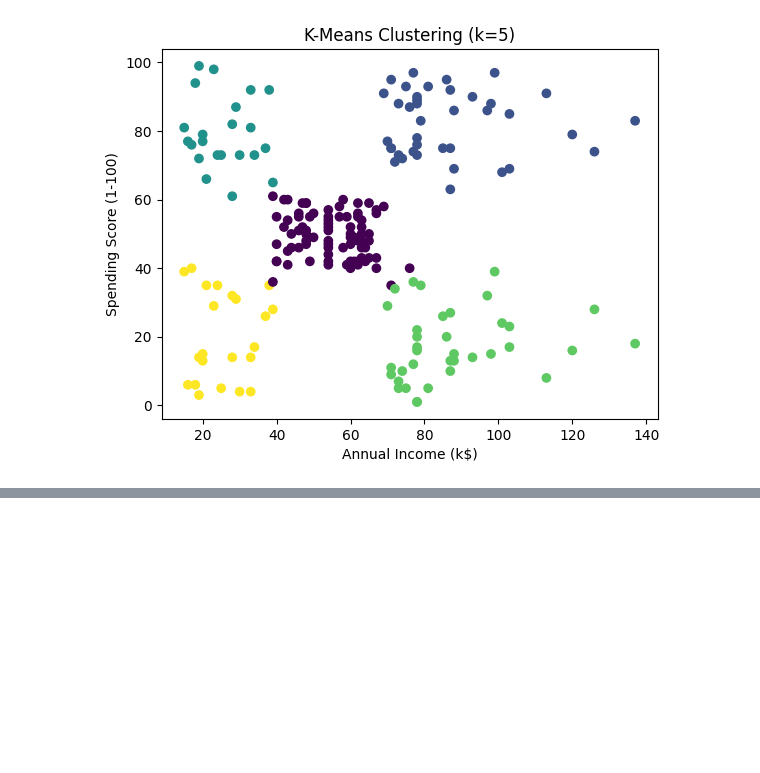
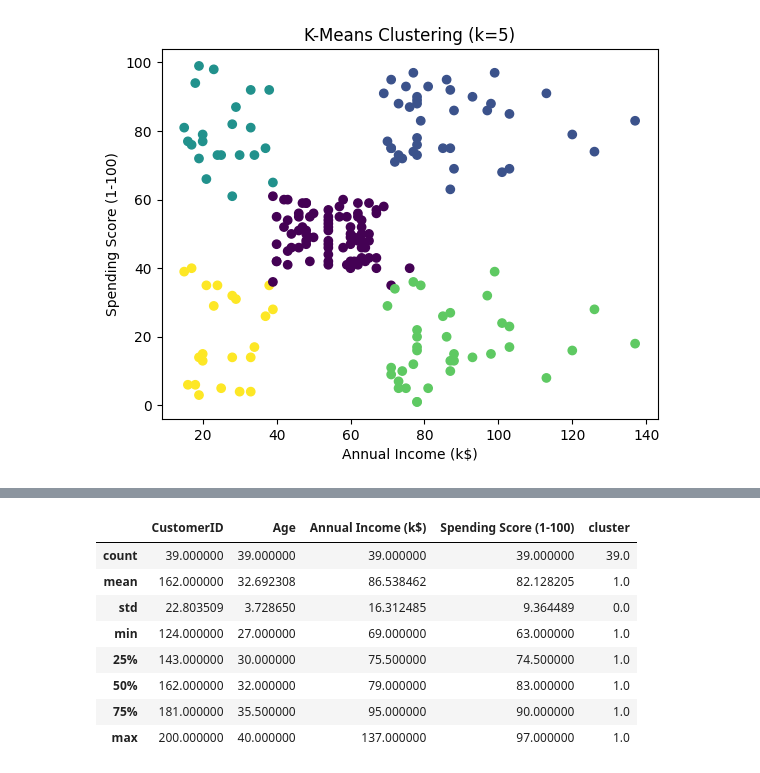
Before and after one commit to sba25046/ml-test, a Jupyter notebook: Mall_Customers_K_Means.ipynb, the cells around one changed output, grey strips where cells are left out. Cells and saved outputs as stored; diff of their text form; code cells hidden in the pictures; blank space fills up the shorter version.

```diff
--- a/Mall_Customers_K_Means.ipynb
+++ b/Mall_Customers_K_Means.ipynb
@@ -182,0 +198,13 @@ plt.show()
+# %%
+# second cluster
+df[ df["cluster"] == 1].describe()
+# %% [output]
+|  | CustomerID | Age | Annual Income (k$) | Spending Score (1-100) | cluster |
+| count | 39.000000 | 39.000000 | 39.000000 | 39.000000 | 39.0 |
+| mean | 162.000000 | 32.692308 | 86.538462 | 82.128205 | 1.0 |
+| std | 22.803509 | 3.728650 | 16.312485 | 9.364489 | 0.0 |
+| min | 124.000000 | 27.000000 | 69.000000 | 63.000000 | 1.0 |
+| 25% | 143.000000 | 30.000000 | 75.500000 | 74.500000 | 1.0 |
+| 50% | 162.000000 | 32.000000 | 79.000000 | 83.000000 | 1.0 |
+| 75% | 181.000000 | 35.500000 | 95.000000 | 90.000000 | 1.0 |
+| max | 200.000000 | 40.000000 | 137.000000 | 97.000000 | 1.0 |
```
Also changed, not shown: parts of 7 cells of this notebook.
